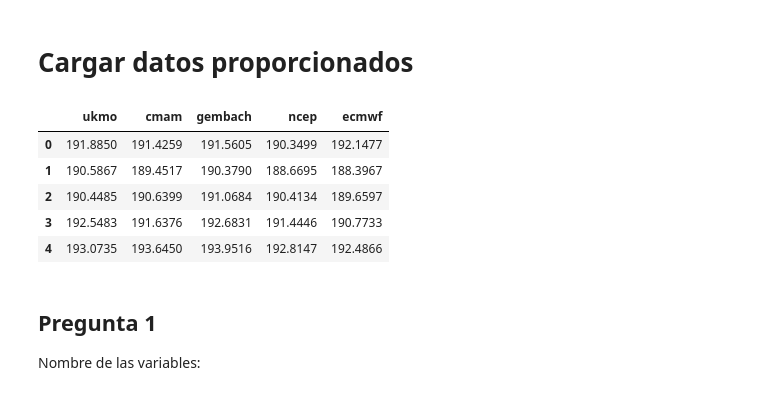
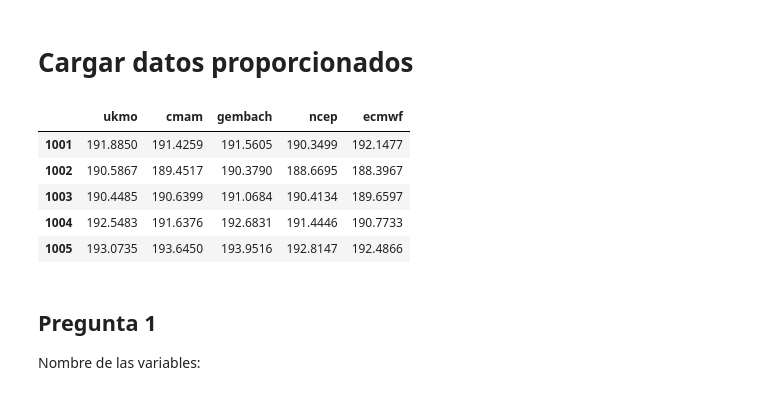
Before and after one commit to SebastianJanampa/ITBA, a Jupyter notebook: preliminares/codigo.ipynb, the cells around one changed output. Drawn from its saved outputs; the diff is of its cells as text; code cells hidden in the pictures.

```diff
--- a/preliminares/codigo.ipynb
+++ b/preliminares/codigo.ipynb
@@ -3,19 +3,19 @@
 # %%
 # Importar librerías
 import pandas as pd
 import os
 
 file_name = 'marambio_2007.csv'
-df = pd.read_csv('marambio_2007.csv', sep=';') # cargar archivo csv
-df.drop(columns=['año'], inplace=True )
+df = pd.read_csv('marambio_2007.csv', sep=';', index_col='Unnamed: 0') # cargar archivo csv
+# df.drop(columns=['año'], inplace=True )
 df.head() # visualizar 5 primeras filas
 # %% [output]
 |  | ukmo | cmam | gembach | ncep | ecmwf |
-| 0 | 191.8850 | 191.4259 | 191.5605 | 190.3499 | 192.1477 |
-| 1 | 190.5867 | 189.4517 | 190.3790 | 188.6695 | 188.3967 |
-| 2 | 190.4485 | 190.6399 | 191.0684 | 190.4134 | 189.6597 |
-| 3 | 192.5483 | 191.6376 | 192.6831 | 191.4446 | 190.7733 |
-| 4 | 193.0735 | 193.6450 | 193.9516 | 192.8147 | 192.4866 |
+| 1001 | 191.8850 | 191.4259 | 191.5605 | 190.3499 | 192.1477 |
+| 1002 | 190.5867 | 189.4517 | 190.3790 | 188.6695 | 188.3967 |
+| 1003 | 190.4485 | 190.6399 | 191.0684 | 190.4134 | 189.6597 |
+| 1004 | 192.5483 | 191.6376 | 192.6831 | 191.4446 | 190.7733 |
+| 1005 | 193.0735 | 193.6450 | 193.9516 | 192.8147 | 192.4866 |
 # %% [markdown]
 ## Pregunta 1
 Nombre de las variables:
```
Also changed, not shown: 1 other file.
